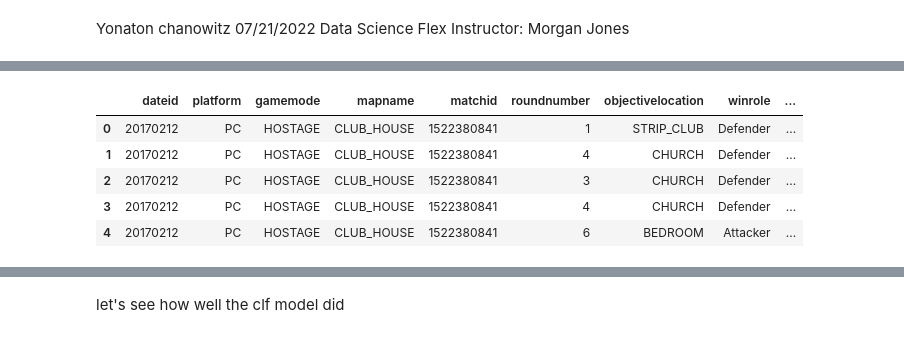
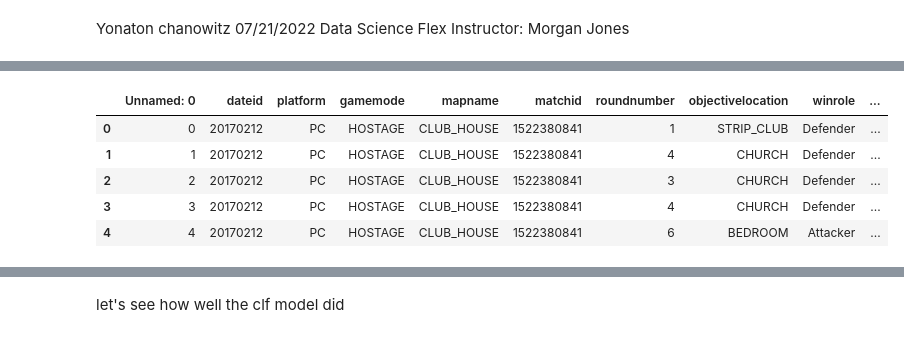
Before and after one commit to yonichanowitz/phase-3-project, a Jupyter notebook: index.ipynb, the cells around one changed output, grey strips where cells are left out. Saved outputs shown, nothing was run; the diff lists cells and outputs as text; code cells hidden in the pictures.

Commit message:
finished notebook

```diff
--- a/index.ipynb
+++ b/index.ipynb
@@ -32,14 +74,21 @@ this data set is **HUGE**. i am going to run my models on about 2% of it, for co
 # %%
 #i want to read all the columns
 pd.set_option('display.max_columns', None)
 
 # make a pandas dataframe using only 100,000 rows.
 first_set = pd.read_csv('r6s_data/datadump_s5-000.csv',  nrows=100000)
-first_set.head(5)
+
+# save the new sub set of data for use by other people exploring this notebook
+first_set.to_csv('data_slice.csv')
+
+# first_set.head(5)
+
+data = pd.read_csv('data_slice.csv')
+data.head()
 # %% [output]
-|  | dateid | platform | gamemode | mapname | matchid | roundnumber | objectivelocation | winrole | ... |
-| 0 | 20170212 | PC | HOSTAGE | CLUB_HOUSE | 1522380841 | 1 | STRIP_CLUB | Defender | ... |
-| 1 | 20170212 | PC | HOSTAGE | CLUB_HOUSE | 1522380841 | 4 | CHURCH | Defender | ... |
-| 2 | 20170212 | PC | HOSTAGE | CLUB_HOUSE | 1522380841 | 3 | CHURCH | Defender | ... |
-| 3 | 20170212 | PC | HOSTAGE | CLUB_HOUSE | 1522380841 | 4 | CHURCH | Defender | ... |
-| 4 | 20170212 | PC | HOSTAGE | CLUB_HOUSE | 1522380841 | 6 | BEDROOM | Attacker | ... |
+|  | Unnamed: 0 | dateid | platform | gamemode | mapname | matchid | roundnumber | objectivelocation | winrole | ... |
+| 0 | 0 | 20170212 | PC | HOSTAGE | CLUB_HOUSE | 1522380841 | 1 | STRIP_CLUB | Defender | ... |
+| 1 | 1 | 20170212 | PC | HOSTAGE | CLUB_HOUSE | 1522380841 | 4 | CHURCH | Defender | ... |
+| 2 | 2 | 20170212 | PC | HOSTAGE | CLUB_HOUSE | 1522380841 | 3 | CHURCH | Defender | ... |
+| 3 | 3 | 20170212 | PC | HOSTAGE | CLUB_HOUSE | 1522380841 | 4 | CHURCH | Defender | ... |
+| 4 | 4 | 20170212 | PC | HOSTAGE | CLUB_HOUSE | 1522380841 | 6 | BEDROOM | Attacker | ... |
```
Also changed, not shown: parts of 87 cells of this notebook, 5 other files.
